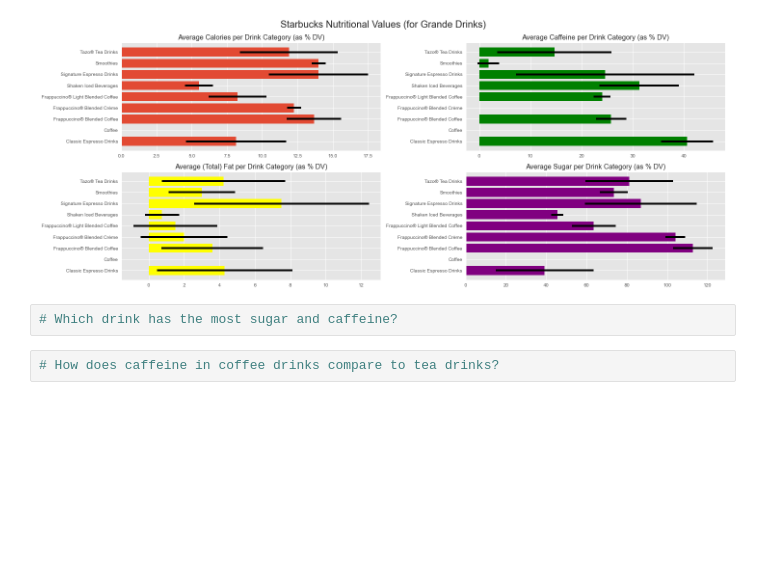
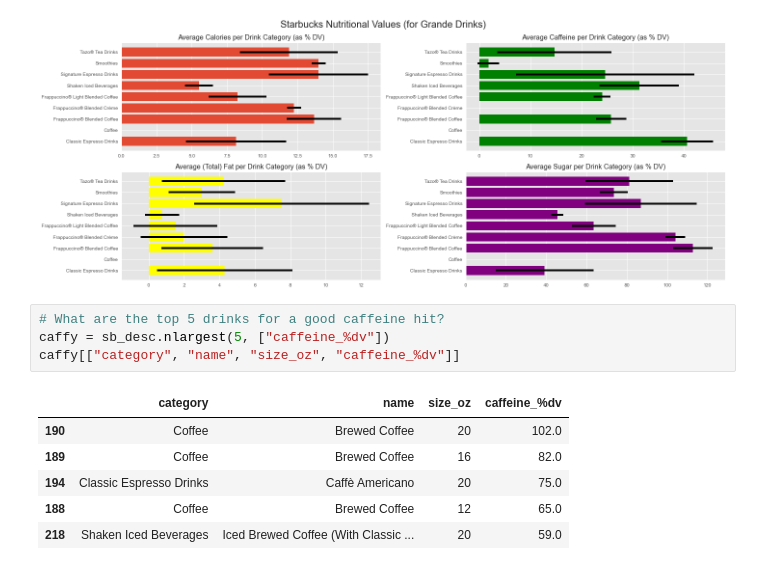
Before and after one commit to Ugi77/projects, a Jupyter notebook: NutritionAnalysisTour/desc_stats_pandas.ipynb, the cells around one changed output. Cells and saved outputs as stored; diff of their text form; blank space fills up the shorter version.

```diff
--- a/NutritionAnalysisTour/desc_stats_pandas.ipynb
+++ b/NutritionAnalysisTour/desc_stats_pandas.ipynb
@@ -94,6 +94,13 @@ plt.tight_layout()
 # %% [output]
 [figure]
 # %%
-# Which drink has the most sugar and caffeine?
+# What are the top 5 drinks for a good caffeine hit?
+caffy = sb_desc.nlargest(5, ["caffeine_%dv"])
+caffy[["category", "name", "size_oz", "caffeine_%dv"]]
+# %% [output]
+|  | category | name | size_oz | caffeine_%dv |
+| 190 | Coffee | Brewed Coffee | 20 | 102.0 |
+| 189 | Coffee | Brewed Coffee | 16 | 82.0 |
+| 194 | Classic Espresso Drinks | Caffè Americano | 20 | 75.0 |
+| 188 | Coffee | Brewed Coffee | 12 | 65.0 |
+| 218 | Shaken Iced Beverages | Iced Brewed Coffee (With Classic ... | 20 | 59.0 |
-# %%
-# How does caffeine in coffee drinks compare to tea drinks?
```
Also changed, not shown: parts of 6 cells of this notebook.
